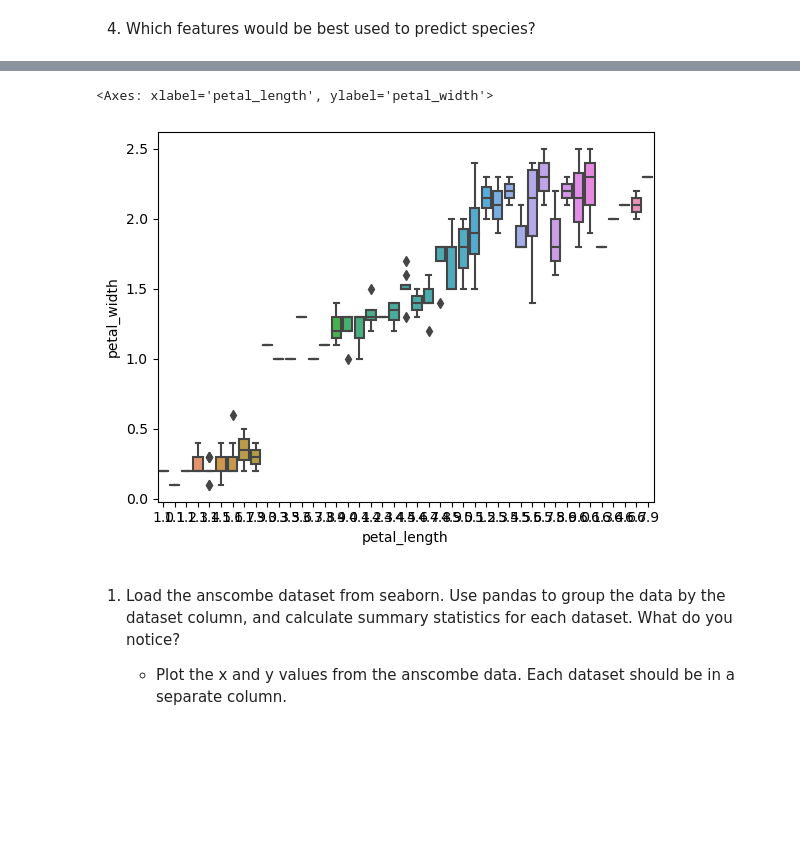
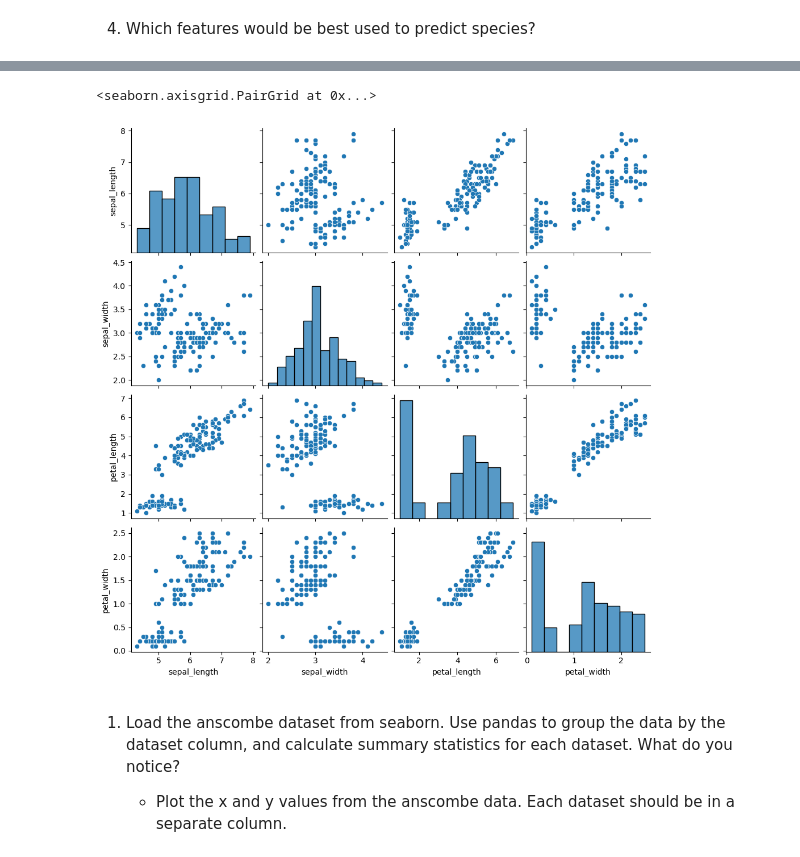
Before and after one commit to Joshua-Click/dumpy-pandas-visualization-exercises, a Jupyter notebook: seaborn_exercises.ipynb, the cells around one changed output, grey strips where cells are left out. Cells and saved outputs as stored; diff of their text form; code cells hidden in the pictures; blank space fills up the shorter version.

```diff
--- a/seaborn_exercises.ipynb
+++ b/seaborn_exercises.ipynb
@@ -66,8 +63,9 @@ sns.relplot(data=df, x='sepal_length',y= 'sepal_width', col='species', hue='spec
-# %%
-sns.boxplot(data=df, x='petal_length', y='petal_width')
-# %% [output]
-<Axes: xlabel='petal_length', ylabel='petal_width'>
-[figure, removed]
+# %%
+
+sns.pairplot(data=df)
+# %% [output]
+<seaborn.axisgrid.PairGrid at 0x...>
+[figure, added]
 # %% [markdown]
 1. Load the anscombe dataset from seaborn. Use pandas to group the data by the dataset column, and calculate summary statistics for each dataset. What do you notice?
 
```
Also changed, not shown: parts of 11 cells of this notebook.
